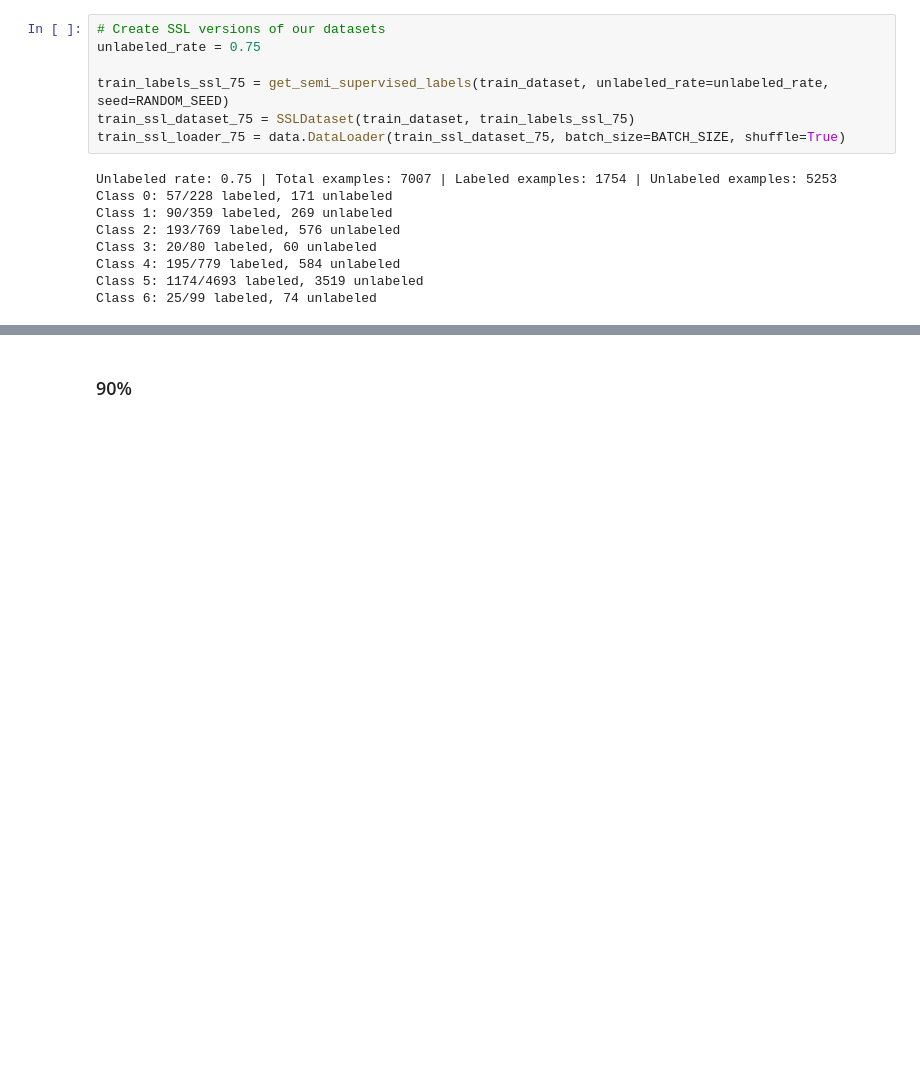
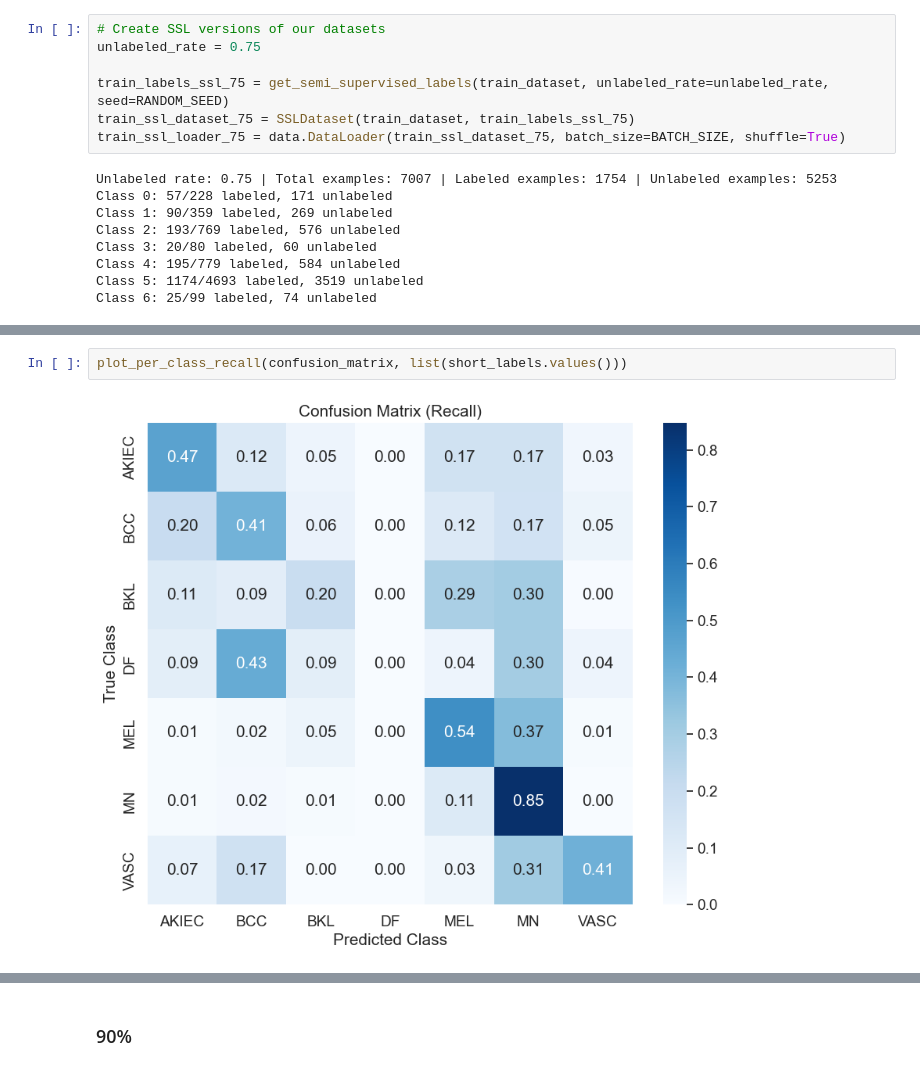
Before and after one commit to behrensm03/bdl-ssl, a Jupyter notebook: nonbayes_cnn_baseline.ipynb, the cells around one changed output, grey strips where cells are left out. Saved outputs shown, nothing was run; the diff lists cells and outputs as text; blank space fills up the shorter version.

```diff
--- a/nonbayes_cnn_baseline.ipynb
+++ b/nonbayes_cnn_baseline.ipynb
@@ -284,0 +316,4 @@ Test AUC Macro: 0.8876 | Test AUC Global: 0.9495
+# %%
+plot_per_class_recall(confusion_matrix, list(short_labels.values()))
+# %% [output]
+[figure, added]
```
Also changed, not shown: parts of 27 cells of this notebook.
